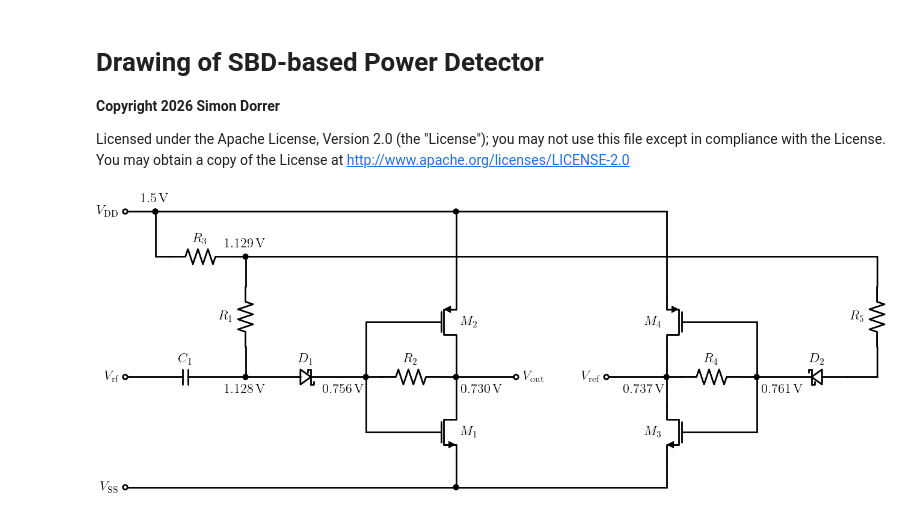
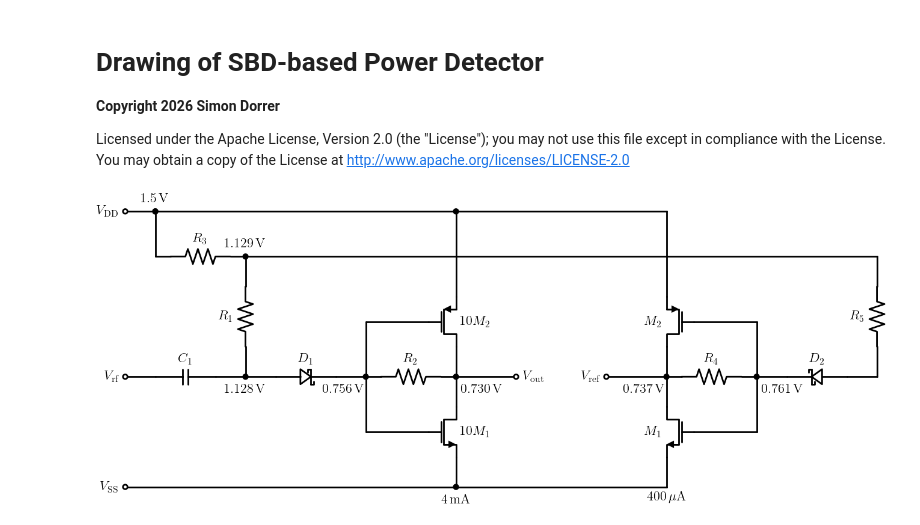
Before and after one commit to iic-jku/SG13G2_SPARX, a Jupyter notebook: scripts/sparx_powdet_sbd_circuit.ipynb, the cells around one changed output. Saved outputs shown, nothing was run; the diff lists cells and outputs as text; code cells hidden in the pictures.

Commit message:
added 4mA / 400uA current labels & 10M1, 10M2 to to PD schematic

```diff
--- a/scripts/sparx_powdet_sbd_circuit.ipynb
+++ b/scripts/sparx_powdet_sbd_circuit.ipynb
@@ -45,57 +45,58 @@ with sd.Drawing() as d:
     elm.Line().left().tox(Vrf.start)
     vdd = elm.Dot(open=True).label(r'$V_\mathrm{DD}$', loc='left', ofst=0.15)
 
-    # M1, M2, R2, VSS
+    # M3, M4, R2, VSS
     elm.Line().at(node_bb_int.end).right().length(0.5)
     R2 = elm.Resistor().right().label(r'$R_\mathrm{2}$', loc='top', ofst=0.15)
     elm.Line().right().length(0.5)
     node_vout = elm.Dot().label(r'$0.730\,\textrm{V}$', loc='bottom', ofst=(0.85, -0.15))
     elm.Line().down().length(1.0)
-    M1 = elm.AnalogNFet(offset_gate=False).anchor('drain').theta(0).label(r'$M_\mathrm{1}$', loc='right', ofst=0.15).reverse()
-    elm.Line().at(M1.source).down().length(1.0).dot()
+    M3 = elm.AnalogNFet(offset_gate=False).anchor('drain').theta(0).label(r'$10 M_\mathrm{1}$', loc='right', ofst=0.15).reverse()
+    elm.Line().at(M3.source).down().length(1.0)
+    elm.Dot().label(r'$4\,\textrm{mA}$', loc='bottom', ofst=0.15)
     elm.Line().left().tox(Vrf.start)
     vss = elm.Dot(open=True).label(r'$V_\mathrm{SS}$', loc='left', ofst=0.15)
-    elm.Line().at(M1.gate).left().tox(node_bb_int.end)
+    elm.Line().at(M3.gate).left().tox(node_bb_int.end)
     elm.Line().up().toy(node_bb_int.end)
     elm.Line().at(node_vout.end).up().length(1.0)
-    M2 = elm.AnalogPFet(offset_gate=False).anchor('drain').theta(0).label(r'$M_\mathrm{2}$', loc='right', ofst=0.15).reverse()
-    elm.Line().at(M2.source).up().toy(node_vdd.end).dot()
+    M4 = elm.AnalogPFet(offset_gate=False).anchor('drain').theta(0).label(r'$10 M_\mathrm{2}$', loc='right', ofst=0.15).reverse()
+    elm.Line().at(M4.source).up().toy(node_vdd.end).dot()
     elm.Line().left().tox(node_vdd.end)
-    elm.Line().at(M2.gate).left().tox(node_bb_int.end)
+    elm.Line().at(M4.gate).left().tox(node_bb_int.end)
     elm.Line().down().toy(node_bb_int.end)
     elm.Line().at(node_vout.end).right().length(2.0)
     Vout = elm.Dot(open=True).label(r'$V_\mathrm{out}$', loc='right', ofst=0.15)
 
-    # Replica Circuit: R5, D2, R4, M3, M4
+    # Replica Circuit: R5, D2, R4, M1, M2
     elm.Line().at(node_bias1.end).right().length(21.0)
     elm.Line().down().length(1.0)
     R5 = elm.Resistor().down().label(r'$R_\mathrm{5}$', loc='top', ofst=0.15)
     elm.Line().down().length(1.0)
     elm.Line().left().length(1.0)
     D2 = elm.Schottky().left().label(r'$D_\mathrm{2}$', loc='top', ofst=0.15)
     elm.Line().left().length(1.0)
     node_bias2 = elm.Dot().label(r'$0.761\,\textrm{V}$', loc='bottom', ofst=(0.85, -0.15))
     elm.Line().at(node_bias2.end).left().length(0.5)
     R4 = elm.Resistor().left().label(r'$R_\mathrm{4}$', loc='top', ofst=0.15)
     elm.Line().left().length(0.5)
     node_vref = elm.Dot().label(r'$0.737\,\textrm{V}$', loc='bottom', ofst=(-0.75, -0.15))
     elm.Line().down().length(1.0)
-    M3 = elm.AnalogNFet(offset_gate=False).anchor('drain').theta(0).label(r'$M_\mathrm{3}$', loc='left', ofst=0.15)
-    elm.Line().at(M3.source).down().toy(vss.end)
+    M1 = elm.AnalogNFet(offset_gate=False).anchor('drain').theta(0).label(r'$M_\mathrm{1}$', loc='left', ofst=0.15)
+    elm.Line().at(M1.source).down().toy(vss.end).label(r'$400\,\mu\textrm{A}$', loc='left', ofst=0.15)
     elm.Line().left().tox(node_vout.end)
-    elm.Line().at(M3.gate).right().tox(node_bias2.end)
+    elm.Line().at(M1.gate).right().tox(node_bias2.end)
     elm.Line().up().toy(node_bias2.end)
     elm.Line().at(node_vref.end).up().length(1.0)
-    M4 = elm.AnalogPFet(offset_gate=False).anchor('drain').theta(0).label(r'$M_\mathrm{4}$', loc='left', ofst=0.15)
-    elm.Line().at(M4.source).up().toy(node_vdd.end)
+    M2 = elm.AnalogPFet(offset_gate=False).anchor('drain').theta(0).label(r'$M_\mathrm{2}$', loc='left', ofst=0.15)
+    elm.Line().at(M2.source).up().toy(node_vdd.end)
     elm.Line().left().tox(node_vout.end)
-    elm.Line().at(M4.gate).right().tox(node_bias2.end)
+    elm.Line().at(M2.gate).right().tox(node_bias2.end)
     elm.Line().down().toy(node_bias2.end)
     elm.Line().at(node_vref.end).left().length(2.0)
     Vref = elm.Dot(open=True).label(r'$V_\mathrm{ref}$', loc='left', ofst=0.15)
 
     d.save('../doc/figures/sparx_powdet_sbd/sparx_powdet_sbd_circuit.png', transparent=False, dpi=300)
     d.save('../doc/figures/sparx_powdet_sbd/sparx_powdet_sbd_circuit.svg')
     d.save('../doc/figures/sparx_powdet_sbd/sparx_powdet_sbd_circuit.pdf')
 # %% [output]
-[figure, old version]
+[figure, new version]
```
Also changed, not shown: 6 other files.
